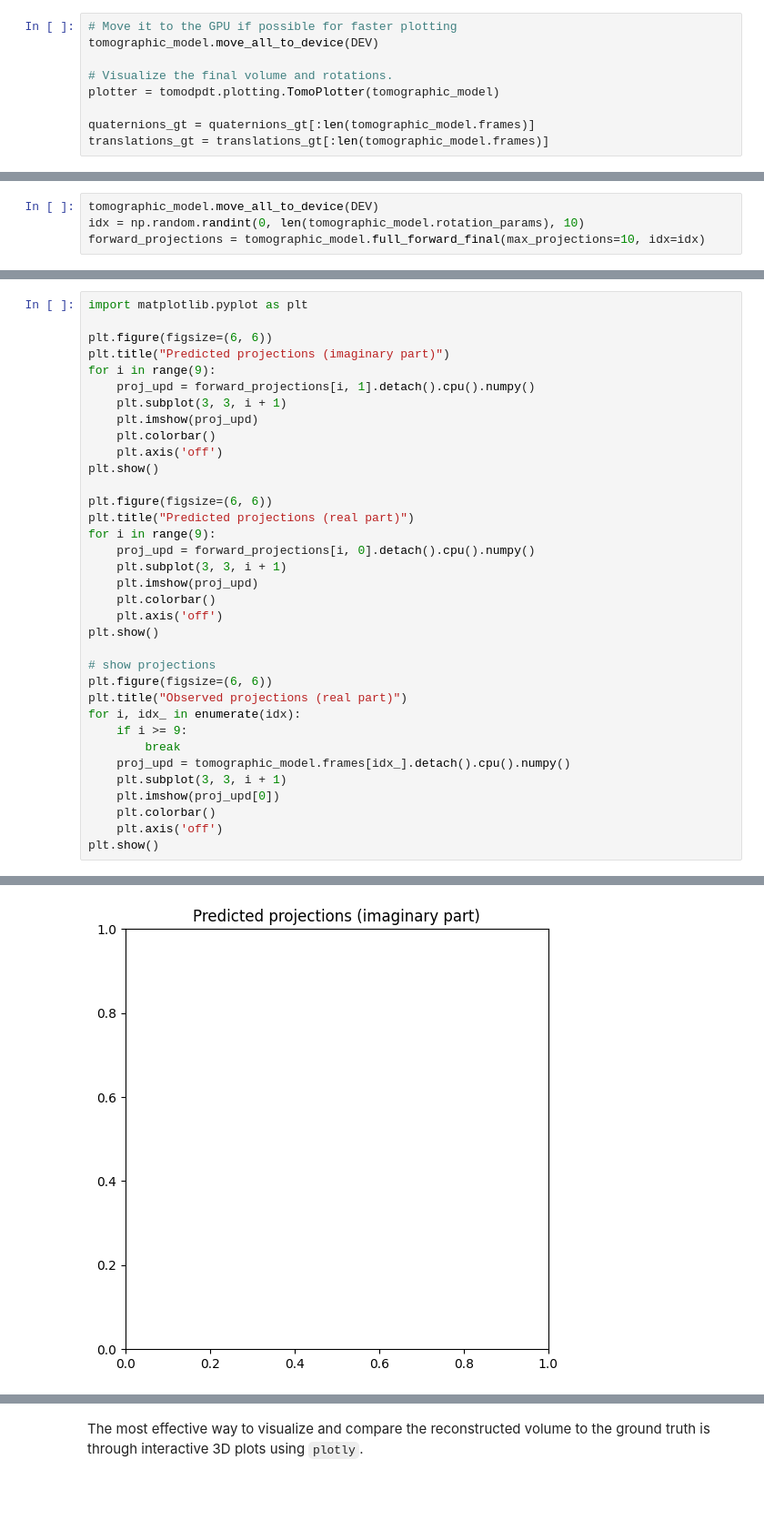
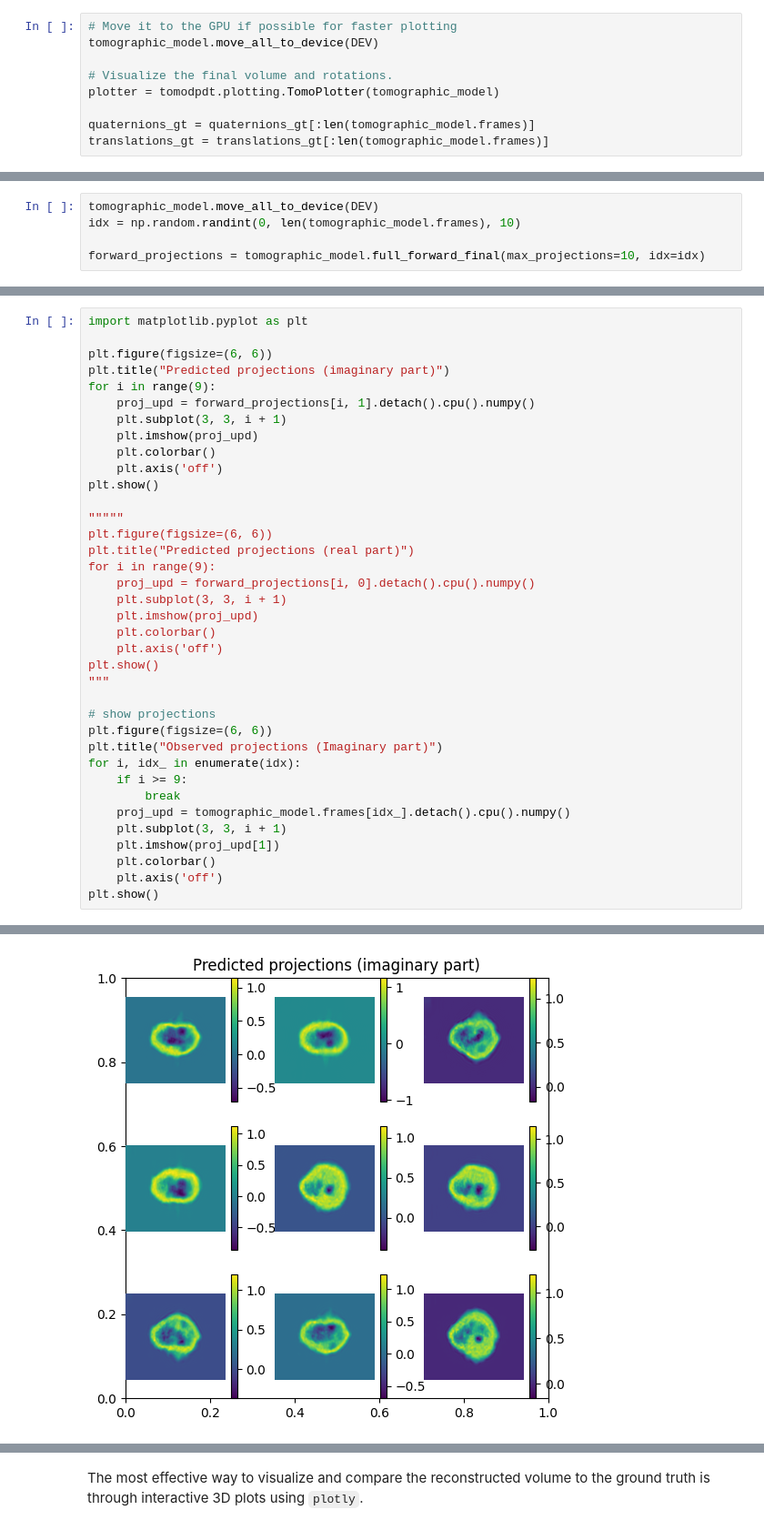
Before and after one commit to SkariZ/TomoDpDt, a Jupyter notebook: Notebooks/5.Brightfield_experimental_data_notebook.ipynb, the cells around one changed output, grey strips where cells are left out. Shown at 91% size. Cells and saved outputs as stored; diff of their text form; blank space fills up the shorter version.

```diff
--- a/Notebooks/5.Brightfield_experimental_data_notebook.ipynb
+++ b/Notebooks/5.Brightfield_experimental_data_notebook.ipynb
@@ -388,4 +386,5 @@ Compile with `TORCH_USE_CUDA_DSA` to enable device-side assertions.
 # %%
 tomographic_model.move_all_to_device(DEV)
-idx = np.random.randint(0, len(tomographic_model.rotation_params), 10)
+idx = np.random.randint(0, len(tomographic_model.frames), 10)
+
 forward_projections = tomographic_model.full_forward_final(max_projections=10, idx=idx)
@@ -407,6 +401,7 @@ for i in range(9):
     plt.axis('off')
 plt.show()
 
+"""""
 plt.figure(figsize=(6, 6))
 plt.title("Predicted projections (real part)")
 for i in range(9):
@@ -416,16 +411,17 @@ for i in range(9):
     plt.colorbar()
     plt.axis('off')
 plt.show()
+"""
 
 # show projections
 plt.figure(figsize=(6, 6))
-plt.title("Observed projections (real part)")
+plt.title("Observed projections (Imaginary part)")
 for i, idx_ in enumerate(idx):
     if i >= 9:
         break
     proj_upd = tomographic_model.frames[idx_].detach().cpu().numpy()
     plt.subplot(3, 3, i + 1)
-    plt.imshow(proj_upd[0])
+    plt.imshow(proj_upd[1])
     plt.colorbar()
     plt.axis('off')
 plt.show()
@@ -434 +429 @@ NameError: name 'forward_projections' is not defined
-[figure, old version]
+[figure, new version]
```
Also changed, not shown: parts of 13 cells of this notebook, 7 other files.
